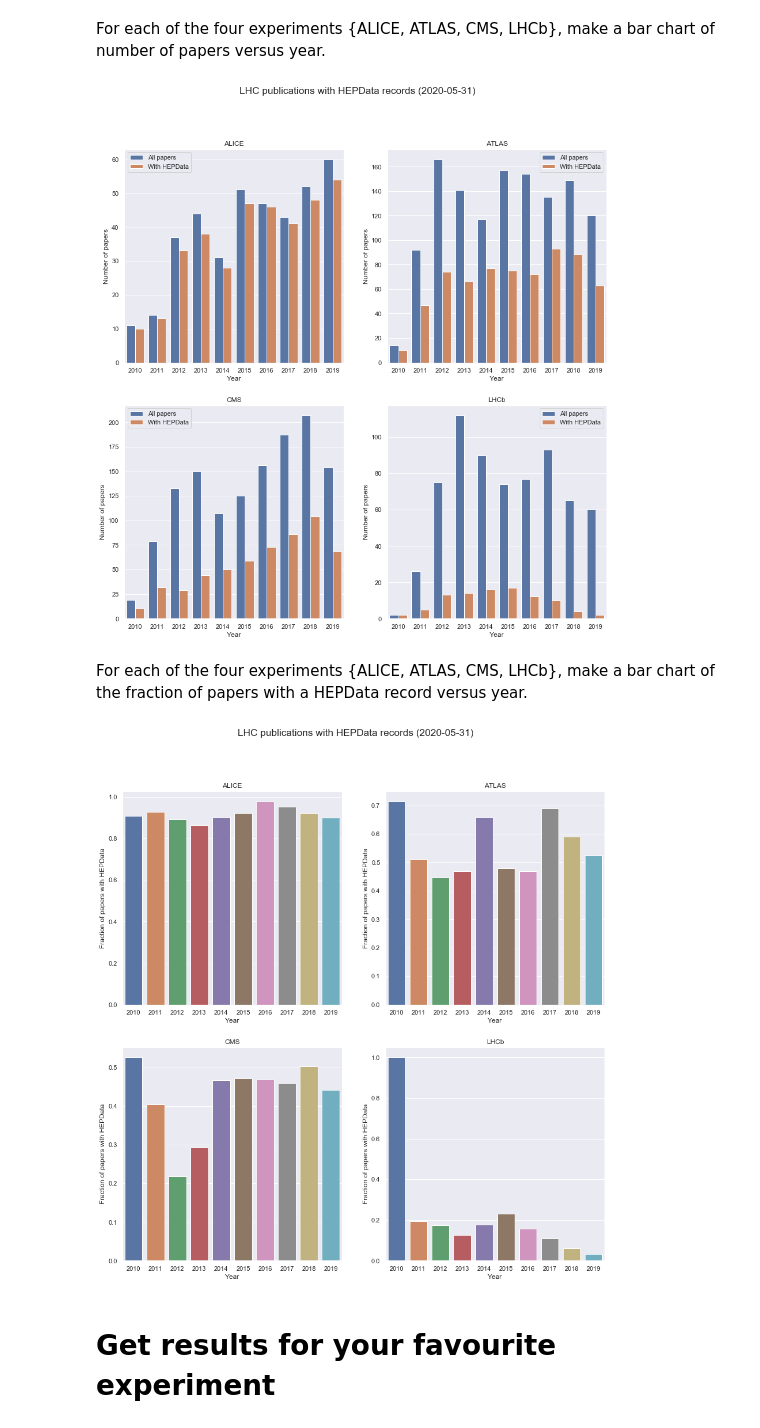
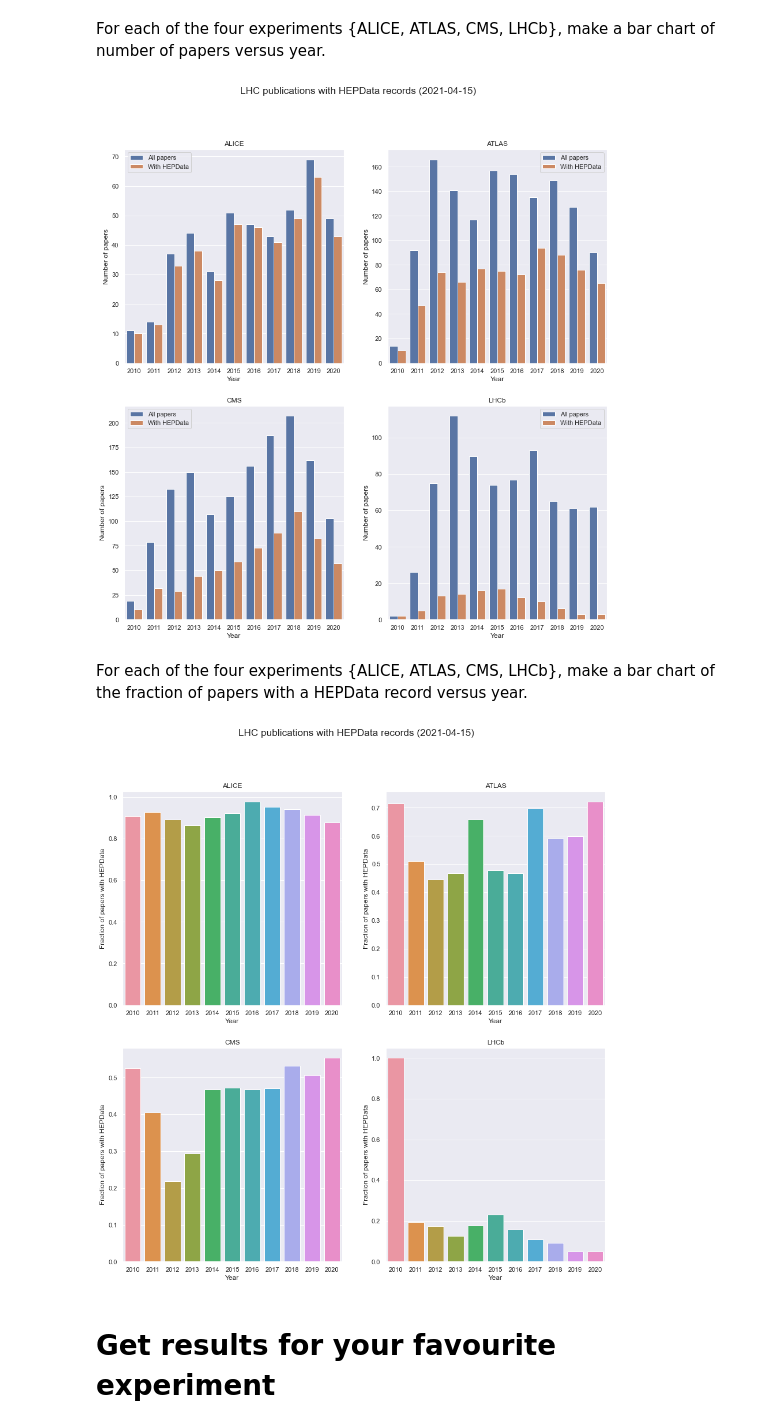
Before and after one commit to HEPData/miscellaneous, a Jupyter notebook: notebooks/count_inspire_records_with_hepdata.ipynb, the cells around one changed output. Cells and saved outputs as stored; diff of their text form; code cells hidden in the pictures.

Commit message:
Use new INSPIRE API, update plots, remove scripts
* Update count_inspire_records_with_hepdata.ipynb for new INSPIRE API.
* Delete Rivet compatibility scripts since now included in Rivet.

```diff
--- a/notebooks/count_inspire_records_with_hepdata.ipynb
+++ b/notebooks/count_inspire_records_with_hepdata.ipynb
@@ -17,9 +17,11 @@ def compose_query(collaboration='', year=0, has_hepdata=False):
     to restrict by collaboration, year, and presence of a HEPData record.
     """
 
-    # Restrict search to papers published (in a refereed journal) that are not conference
-    # papers and that appear in the hep-ex or nucl-ex primary arXiv categories.
-    query = 'tc p and not tc c and (primarch hep-ex or primarch nucl-ex)'
+    # Restrict search to papers published (in a refereed journal) that are not conference papers.
+    query = 'tc p and not tc c'
+
+    # Restrict to papers that appear in the hep-ex or nucl-ex primary arXiv categories.
+    query += ' and (primarch hep-ex or primarch nucl-ex)'
 
     # Restrict search to a particular experimental collaboration.
     # Empty collaboration searches for papers from all four main LHC collaborations.
@@ -35,28 +37,27 @@ def compose_query(collaboration='', year=0, has_hepdata=False):
 
     # Restrict search to publications that have a corresponding HEPData record.
     if has_hepdata:
-        query += ' and 035__:HEPDATA'
+        query += ' and external_system_identifiers.schema:HEPData'
 
     return query
 # %% [markdown]
 Define a function to get the number of Inspire records for a given query.
 # %%
 import requests
-import re
 
 def get_num_results(query):
     """
-    Make a search using the Inspire API (https://inspirehep.net/info/hep/api)
-    with output format MARCXML and returning only the ID number of the first record,
+    Make a search using the INSPIRE API (https://github.com/inspirehep/rest-api-doc)
+    with output format in JSON and returning only the titles of the first record,
     to save unnecessary output.  Returns the number of records in the search result.
     """
 
-    url = 'https://old.inspirehep.net/search?p=' + query + '&of=xm&rg=1&ot=001'
+    payload = {'q': query, 'size': 1, 'fields': 'titles'}
+    url = 'https://inspirehep.net/api/literature'
 
-    response = requests.get(url)
+    response = requests.get(url, params=payload)
 
-    m = re.search('Search-Engine-Total-Number-Of-Results: (\d+)', response.text)
-    num_results = int(m.group(1)) if m else 0
+    num_results = response.json()['hits']['total']
 
     return num_results
 # %% [markdown]
@@ -64,6 +65,6 @@ Produce results for all years, then 2010 up to 2019, and the four main LHC colla
 # %%
 years = [0]
-[years.append(year) for year in range(2010, 2020)]
+[years.append(year) for year in range(2010, 2021)]
 collaborations = ['', 'ALICE', 'ATLAS', 'CMS', 'LHCb']
 # %% [markdown]
 Loop over all years and collaborations and get number of results from Inspire.
@@ -176,7 +177,7 @@ for sub in range(1, 5):
     x = 2*labels
     y = values + values_with_hepdata
     hue = len(labels)*['All papers'] + len(labels)*['With HEPData']
-    sns.barplot(x, y, hue)
+    sns.barplot(x=x, y=y, hue=hue)
     plt.title(collaboration)
     plt.xlabel('Year')
     plt.ylabel('Number of papers')
@@ -185,30 +186,30 @@ plt.suptitle('LHC publications with HEPData records ({})'.format(date.today()),
 plt.savefig('breakdown_{}.png'.format(date.today()))
 plt.show()
 # %% [output]
-[figure, old version]
+[figure, new version]
 # %% [markdown]
 For each of the four experiments {ALICE, ATLAS, CMS, LHCb}, make a bar chart of the fraction of papers with a HEPData record versus year.
 # %%
 plt.figure(figsize=(15,15))
 for sub in range(1, 5):
     plt.subplot(2, 2, sub)
     collaboration = collaborations[sub]
     labels = [year for year in years if year]
     values = [num_results[year][collaboration] for year in years if year]
     fraction_with_hepdata = [fraction_of_results_with_hepdata[year][collaboration]
                              for year in years if year]
     x = labels
     y = fraction_with_hepdata
-    sns.barplot(x, y)
+    sns.barplot(x=x, y=y)
     plt.title(collaboration)
     plt.xlabel('Year')
     plt.ylabel('Fraction of papers with HEPData')
 plt.suptitle('LHC publications with HEPData records ({})'.format(date.today()),
              fontsize='xx-large')
 plt.savefig('breakdown_fraction_{}.png'.format(date.today()))
 plt.show()
 # %% [output]
-[figure, old version]
+[figure, new version]
 # %% [markdown]
 # Get results for your favourite experiment
 # %%
```
Also changed, not shown: parts of 6 cells of this notebook, 6 other files.
